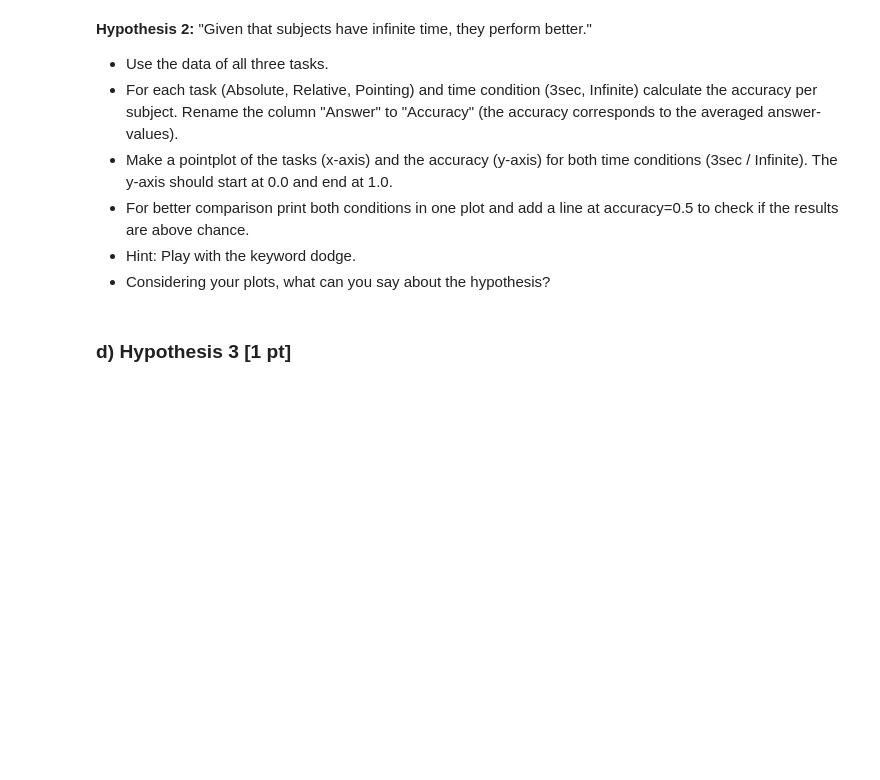
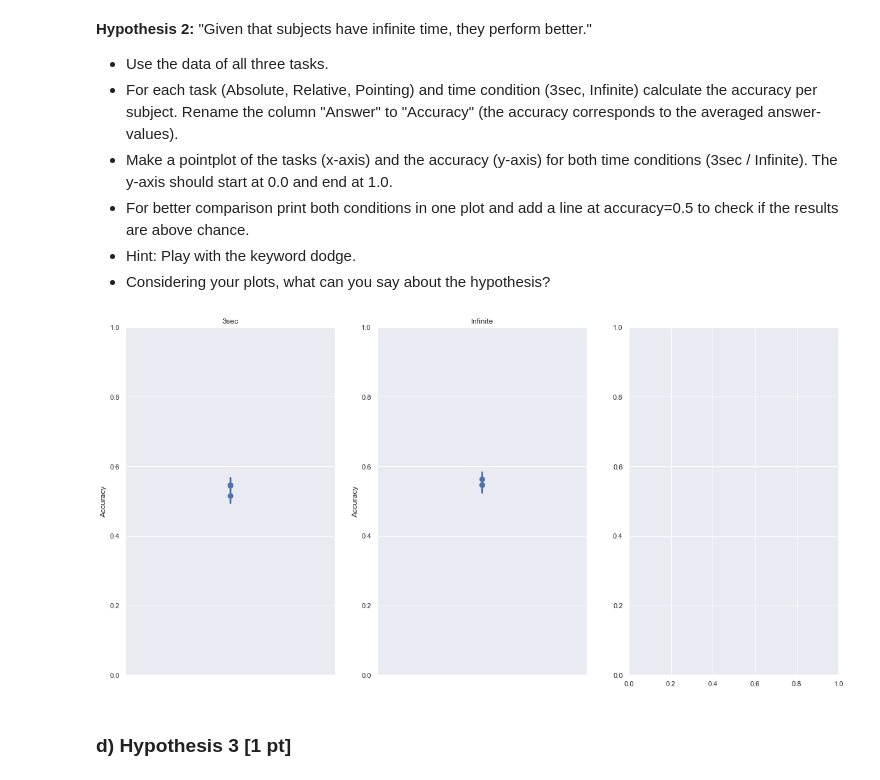
Before and after one commit to NBP-ACC/week-5-acc_2, a Jupyter notebook: sheet03.ipynb, the cells around one changed output. Drawn from its saved outputs; the diff is of its cells as text; code cells hidden in the pictures; blank space fills up the shorter version.

Commit message:
Part 2a) finished, 2b) half done

```diff
--- a/sheet03.ipynb
+++ b/sheet03.ipynb
@@ -197,3 +241,37 @@ After the removal of outlier the interpretation of the distibution gets easier.
+# %%
+def plot_data_point(data: pd.DataFrame, modifier) -> pd.DataFrame:
+
+    # Get the available tasks and times
+    tasks = data['Task'].unique()
+    times = data['Time'].unique()
+
+
+    # Create the graph
+    figs, axes = plt.subplots(ncols=len(times)+1, figsize=(20,10))
+
+    #Changes the column Answer to Accuracy
+    data_renamend = data
+    data_renamend = data_renamend.rename(index=str, columns={"Answer": "Accuracy"})
+
+    # Fill the graph
+    for time_index, time in enumerate(times):
+        for task_index, task in enumerate(tasks):
+            # Get the actual data
+            selection = get_reaction_time(data_renamend, task, time, modifier)
+
+            #Plot it (still needs some work)
+            part = axes[time_index]
+            sns.pointplot(y = "Accuracy" , data = selection, inner='quartile', ax= part)
+            part.set_title("{}".format( time))
+
+
+    # Adjust the graphs per column, that they are all in the range of 0 to 1
+    for column in axes:
+        column.set_ylim(0, 1)
+
+plot_data_point(data, modifier = filter_outlier)
+# %% [output]
+[figure, added]
 # %% [markdown]
 ### d) Hypothesis 3 [1 pt]
 # %% [markdown]
```
Also changed, not shown: parts of 5 cells of this notebook.
